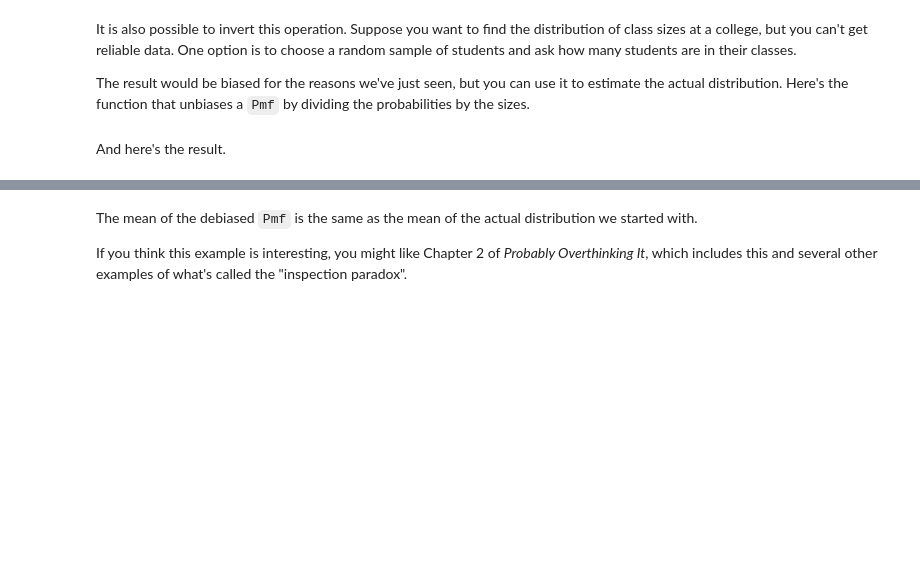
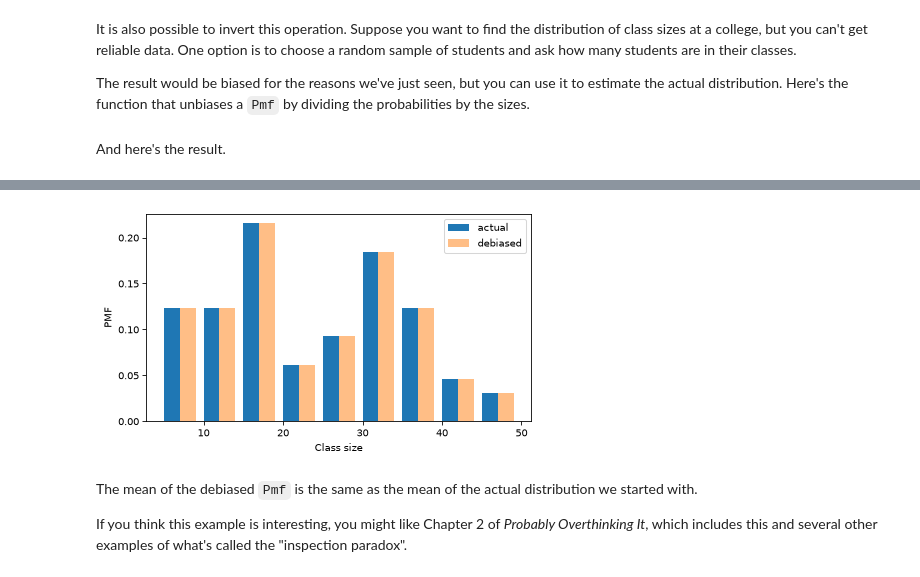
Before and after one commit to duukv/ThinkStatsV3, a Jupyter notebook: ThinkStats/nb/chap03.ipynb, the cells around one changed output, grey strips where cells are left out. Cells and saved outputs as stored; diff of their text form; code cells hidden in the pictures; blank space fills up the shorter version.

```diff
--- a/ThinkStats/nb/chap03.ipynb
+++ b/ThinkStats/nb/chap03.ipynb
@@ -267,3 +355,8 @@ debiased_pmf.mean()
+# %%
+two_bar_plots(actual_pmf, debiased_pmf, width=2)
+decorate(xlabel="Class size", ylabel="PMF")
+# %% [output]
+[figure, added]
 # %% [markdown]
 The mean of the debiased `Pmf` is the same as the mean of the actual distribution we started with.
 
```
Also changed, not shown: parts of 48 cells of this notebook, 1 other file.
